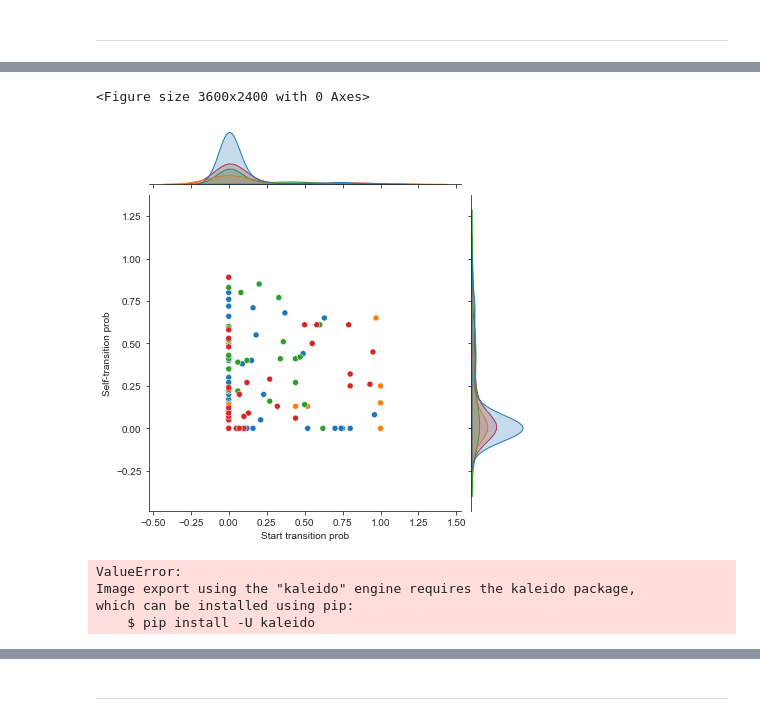
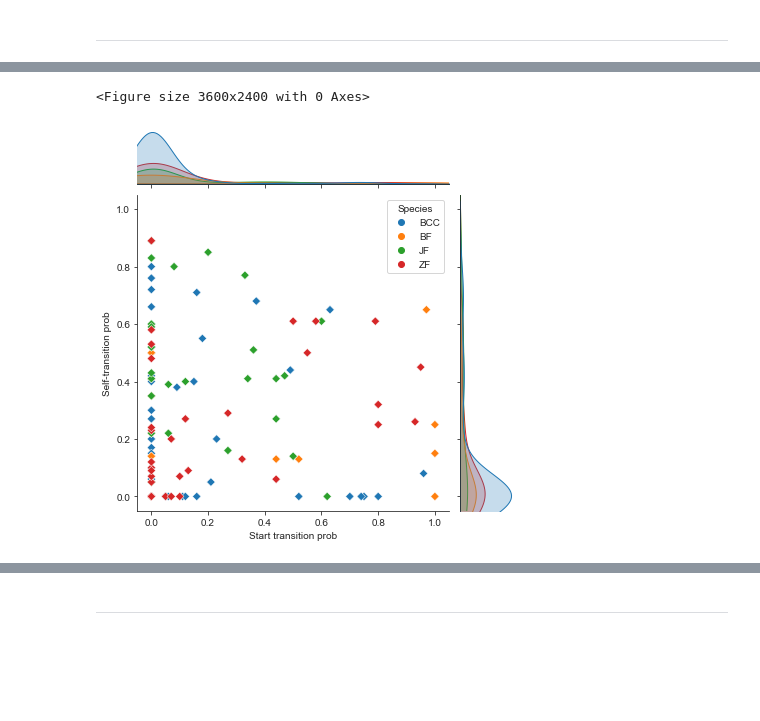
Before and after one commit to vasudha-kulkarni/IN-comparative-analysis, a Jupyter notebook: visualising_data.ipynb, the cells around one changed output, grey strips where cells are left out. Drawn from its saved outputs; the diff is of its cells as text; code cells hidden in the pictures; blank space fills up the shorter version.

```diff
--- a/visualising_data.ipynb
+++ b/visualising_data.ipynb
@@ -104,2 +100,13 @@ plt.show()
 # %% [output]
 [figure]
+# %%
+sns.set_style("ticks")
+g = sns.catplot(data=song2_q, x="Species", y="Song duration", kind="box")
+sns.swarmplot(data=song2_q, x="Species", y="Song duration", color="k", size=5, ax=g.ax)
+
+plt.xlabel('Species', fontsize = 12)
+plt.ylabel('Song duration (s)', fontsize = 12)
+plt.ylim(bottom=0)
+#plt.title('05 Start-Self transitions', fontsize = 14)
+#plt.show()
+plt.savefig('07b Song duration.png', dpi = 600)
@@ -218,24 +215,23 @@ data = pd.read_csv("07. Start-Self Transition Prob.csv")
 # %%
 sns.set_style("ticks")
 plt.figure(dpi=600)
 #g = sns.scatterplot(data=data, x="Start transition prob", y="Self-transition prob", hue="Species")
 #sns.swarmplot(data=song2_q, x="Species", y="Avg. repeats of first syll", color="k", size=5, ax=g.ax)
-sns.jointplot(data=data, x="Start transition prob", y="Self-transition prob", hue="Species", legend=None)
+g = sns.jointplot(data=data, x="Start transition prob", y="Self-transition prob", kind="scatter", marker="D",
+    hue="Species", xlim=(-0.05, 1.05), ylim=(-0.05, 1.05))
 
-plt.xlabel('Beginning bout probability', fontsize = 12)
-plt.ylabel('Self-transition probability', fontsize = 12)
-
-#plt.xlim((0, 1))
-#plt.ylim((0, 1))
+plt.xlabel('Beginning bout probability', fontsize = 14)
+plt.ylabel('Self-transition probability', fontsize = 14)
 
 #plt.setp(g.get_legend().get_title(), fontsize='6')
-#g.legend(bbox_to_anchor=(1.2, 1))
-plt.show()
-#plt.savefig('05 Start-Self transitions.png', dpi = 600)
+#g.legend(bbox_to_anchor=(1, 1))
+#plt.show()
+plt.savefig('12 Start and Self transition prob.png', dpi = 600)
 # %% [output]
 <Figure size 3600x2400 with 0 Axes>
-[figure, old version]
+[figure, new version]
 # %%
+from IPython.display import Image
 
 fig = px.scatter(data, x="Start transition prob", y="Self-transition prob", template="plotly_white",
     color="Species", marginal_x="histogram", marginal_y="histogram", color_discrete_sequence = ["#3274a1", "#e1812c", "#3a923a", "#c03d3e"])
@@ -247,13 +243,10 @@ fig.update_traces(
     selector=dict(mode="markers"),
 )
 
+#fig.write_image("Start-Self trans.png")
+img_bytes = fig.to_image(format="png", width=1200, height=1200, scale=5)
+Image(img_bytes)
+
 fig.write_image("Start-Self trans.png")
-# img_bytes = fig.to_image(format="png", width=600, height=600, scale=2)
-# Image(img_bytes)
 
 fig.show()
-# %% [output]
-ValueError:
-Image export using the "kaleido" engine requires the kaleido package,
-which can be installed using pip:
-    $ pip install -U kaleido
```
Also changed, not shown: parts of 27 cells of this notebook, 18 other files.
